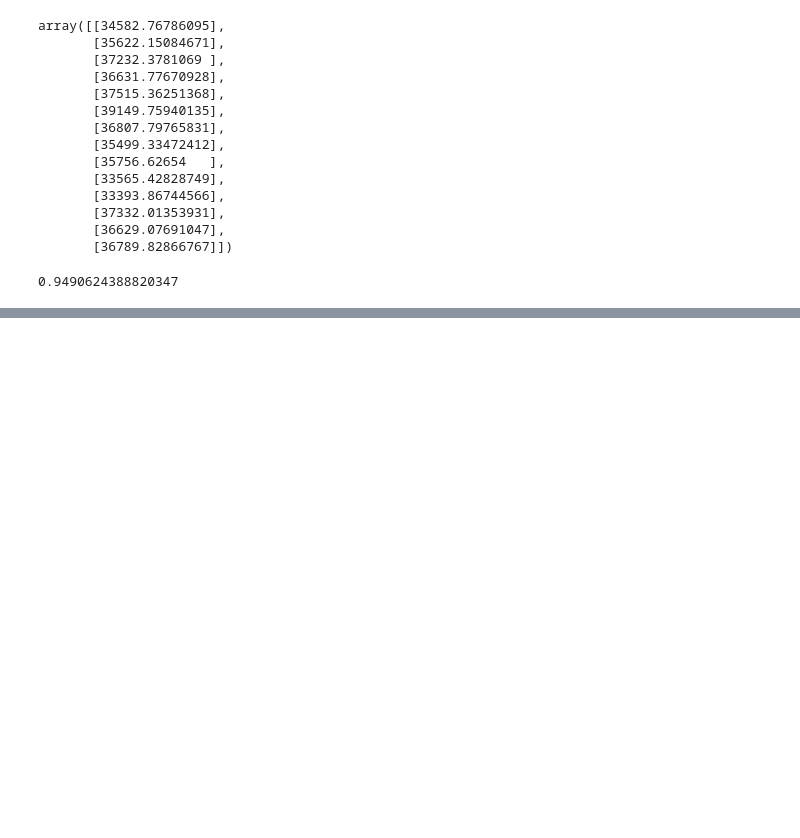
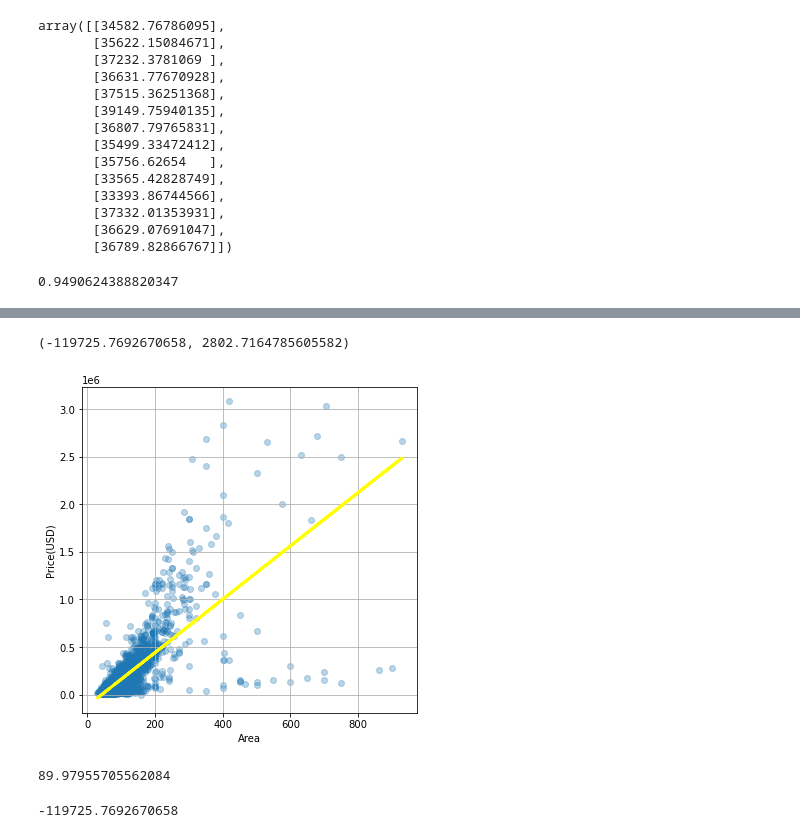
Before and after one commit to GeorgiiVoyakin/mirea-big-data, a Jupyter notebook: task-07/task-07.ipynb, the cells around one changed output, grey strips where cells are left out. Cells and saved outputs as stored; diff of their text form; code cells hidden in the pictures; blank space fills up the shorter version.

```diff
--- a/task-07/task-07.ipynb
+++ b/task-07/task-07.ipynb
@@ -84,0 +136,55 @@ model.score(x, y)
+# %%
+data = data.drop_duplicates()
+# %%
+cond = data['Area'].apply(lambda a: len(a) <= 3)
+data = data.where(cond).dropna()
+data['Area'] = pd.to_numeric(data['Area'])
+# %%
+def estimate_coef(x, y):
+    # number of observations/points
+    n = np.size(x)
+
+    # mean of x and y vector
+    m_x = np.mean(x)
+    m_y = np.mean(y)
+
+    # calculating cross-deviation and deviation about x
+    SS_xy = np.sum(y*x) - n*m_y*m_x
+    SS_xx = np.sum(x*x) - n*m_x*m_x
+
+    # calculating regression coefficients
+    b_1 = SS_xy / SS_xx
+    b_0 = m_y - b_1*m_x
+
+    return (b_0, b_1)
+# %%
+x = data['Area']
+y = data['Price(USD)']
+b = estimate_coef(x, y)
+b
+# %% [output]
+(-119725.7692670658, 2802.7164785605582)
+# %%
+from numpy import size
+
+
+plt.figure(figsize=(6, 6))
+plt.grid(True)
+plt.scatter(x, y, alpha=0.3)
+
+y_pred = b[0] + b[1] * x
+
+plt.plot(x, y_pred, color='yellow', linewidth=3)
+plt.xlabel('Area')
+plt.ylabel('Price(USD)')
+plt.show()
+# %% [output]
+[figure, added]
+# %%
+math.degrees(math.atan(b[1]))
+# %% [output]
+89.97955705562084
+# %%
+b[0] # y-перехват
+# %% [output]
+-119725.7692670658
```
Also changed, not shown: parts of 7 cells of this notebook.
